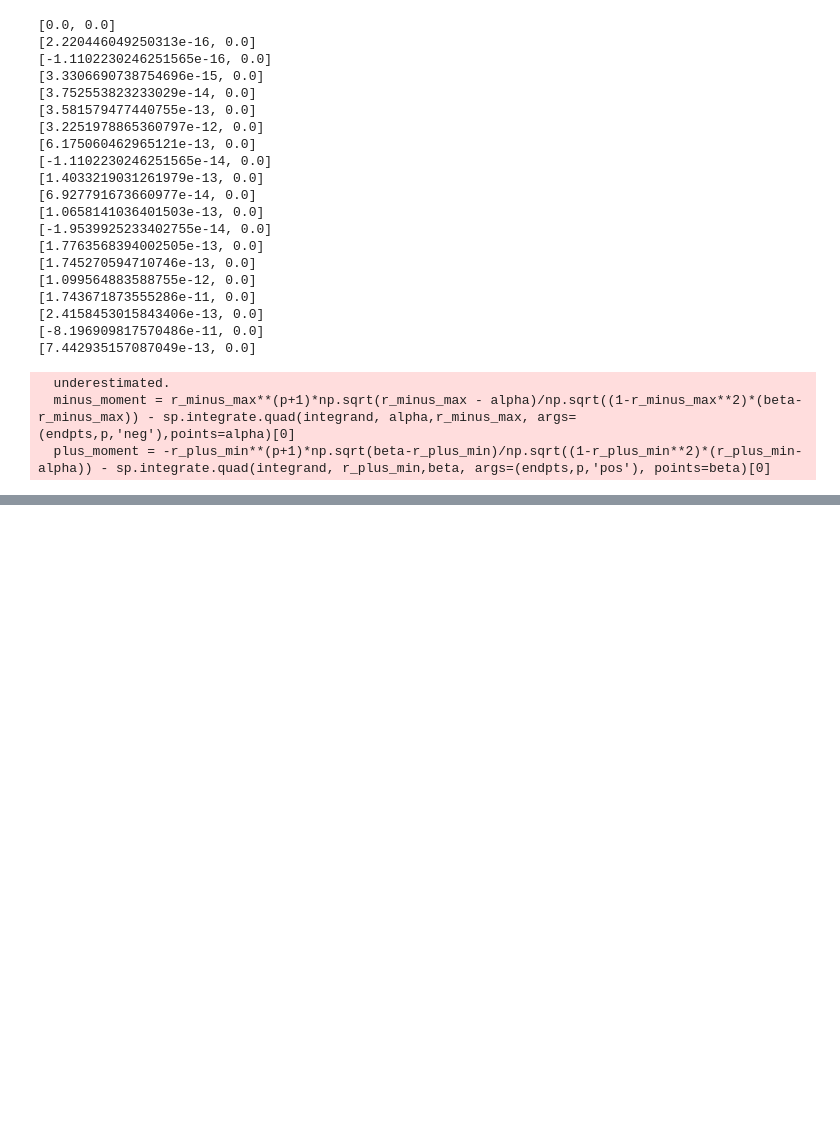
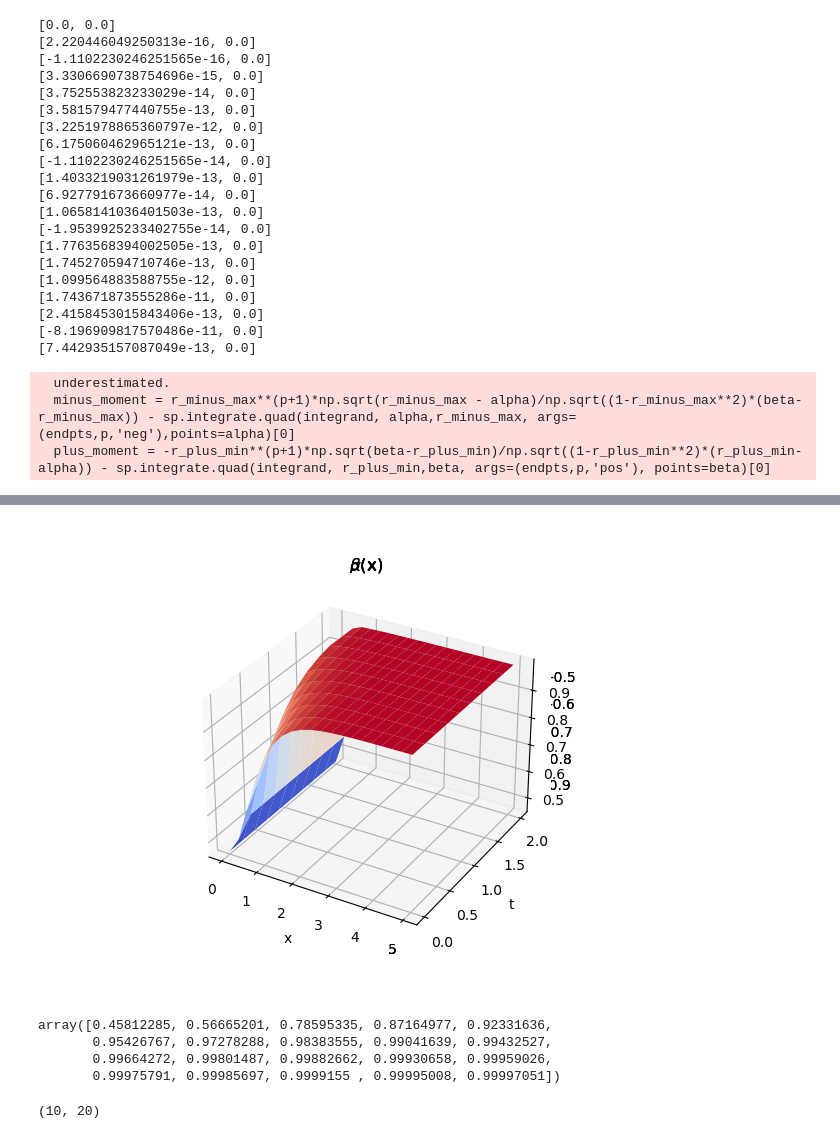
Before and after one commit to infiniteplane/dNLS, a Jupyter notebook: special-initial-condition.ipynb, the cells around one changed output, grey strips where cells are left out. Drawn from its saved outputs; the diff is of its cells as text; code cells hidden in the pictures; blank space fills up the shorter version.

```diff
--- a/special-initial-condition.ipynb
+++ b/special-initial-condition.ipynb
@@ -147,0 +200,21 @@ plt.show()
+# %%
+fig4, ax4 = plt.subplots(subplot_kw={"projection": "3d"}, num=' ')
+ax4.clear()
+ax4.plot_surface(XX,TT, betas, cmap='coolwarm')
+ax4.set_title(r"$\beta$(x)")
+ax4.set_xlabel('x')
+ax4.set_ylabel('t')
+plt.show()
+# %% [output]
+[figure, added]
+# %%
+betas[2]
+# %% [output]
+array([0.45812285, 0.56665201, 0.78595335, 0.87164977, 0.92331636,
+       0.95426767, 0.97278288, 0.98383555, 0.99041639, 0.99432527,
+       0.99664272, 0.99801487, 0.99882662, 0.99930658, 0.99959026,
+       0.99975791, 0.99985697, 0.9999155 , 0.99995008, 0.99997051])
+# %%
+shape(alphas)
+# %% [output]
+(10, 20)
```
Also changed, not shown: parts of 10 cells of this notebook.
